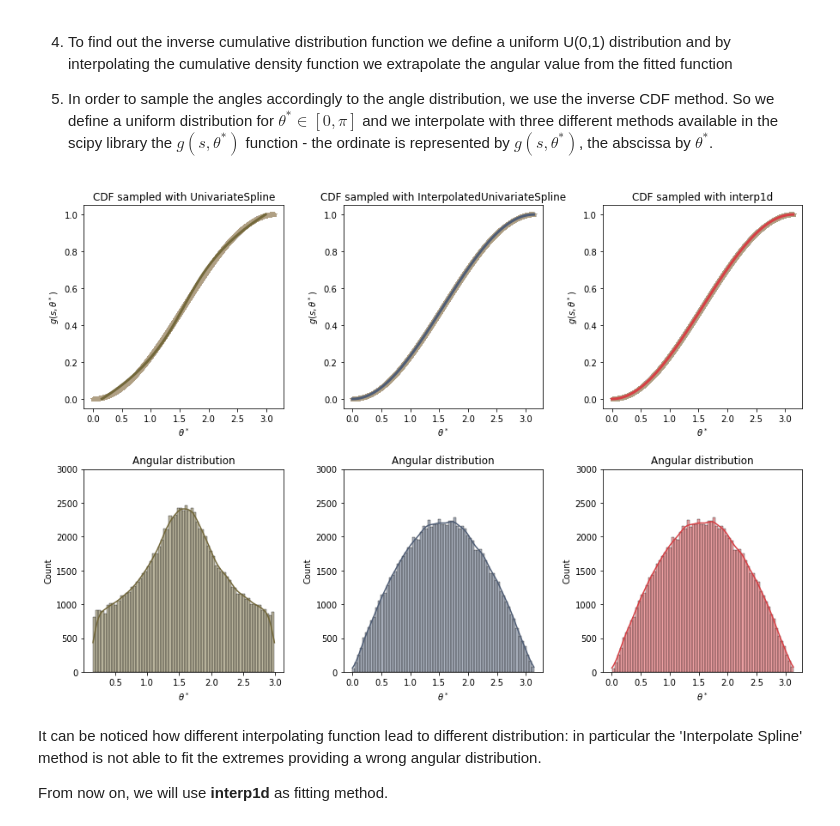
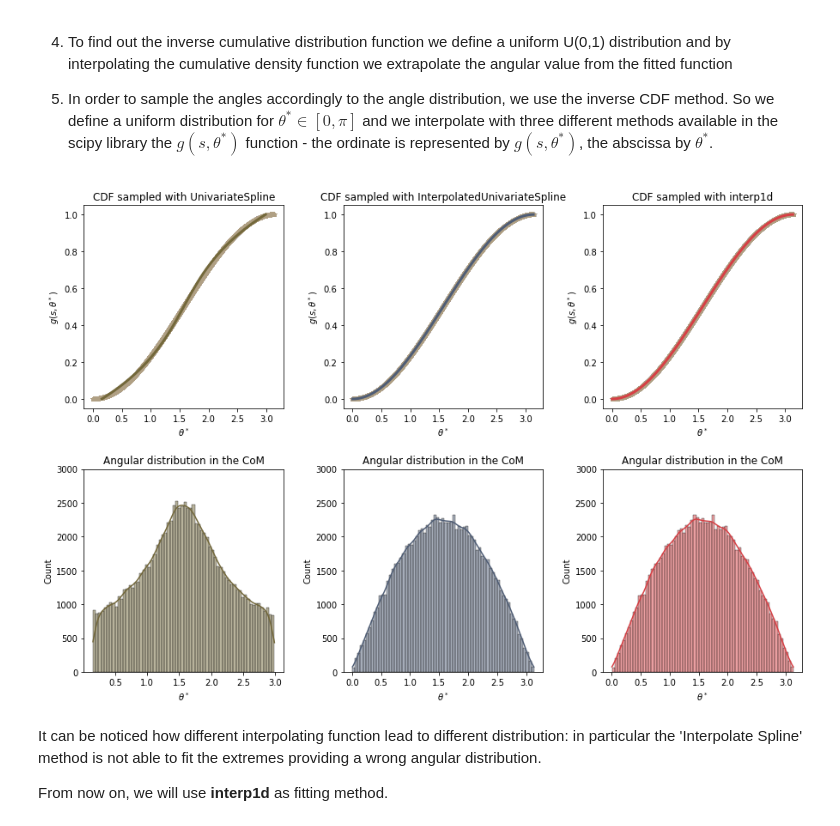
Before and after one commit to PhysicsOfData/LCP_projects_Y3, a Jupyter notebook: Project.ipynb, the cells around one changed output. Saved outputs shown, nothing was run; the diff lists cells and outputs as text; code cells hidden in the pictures.

```diff
--- a/Project.ipynb
+++ b/Project.ipynb
@@ -184,7 +184,7 @@ for i in range(3):
                color = '#B0A084',
                label = 'Samples'
               )
-    ax[1][i].set_title('Angular distribution')
+    ax[1][i].set_title('Angular distribution in the CoM')
     ax[1][i].set_ylim(0,3000)
 
 random_num = np.random.rand(N)
@@ -232,34 +232,34 @@ ax[0][2].plot(inv_cdf3(num_sorted),
            color = '#D64045',
            label = 'inv_CDF',
            linewidth = 3
           )
 
 sns.histplot(inv_cdf3(num_sorted),
              ax = ax[1][2],
              color = '#D64045',
              kde = True
             )
 
 for i in ax[0]:
     i.set_ylabel(r"$g(s, \theta^*)$")
     i.set_xlabel(r"$\theta^*$")
 
 for j in ax[1]:
     j.set_ylabel(r"Count")
     j.set_xlabel(r"$\theta^*$")
 
 
 plt.subplots_adjust(left = None,
                     bottom = None,
                     right = None,
                     top = None,
                     wspace = 0.3,
                     hspace = 0.3
                    )
 
 plt.show()
 # %% [output]
-[figure, old version]
+[figure, new version]
 # %% [markdown]
 It can be noticed how different interpolating function lead to different distribution: in particular the 'Interpolate Spline' method is not able to fit the extremes providing a wrong angular distribution.
 
```
Also changed, not shown: parts of 22 cells of this notebook.
